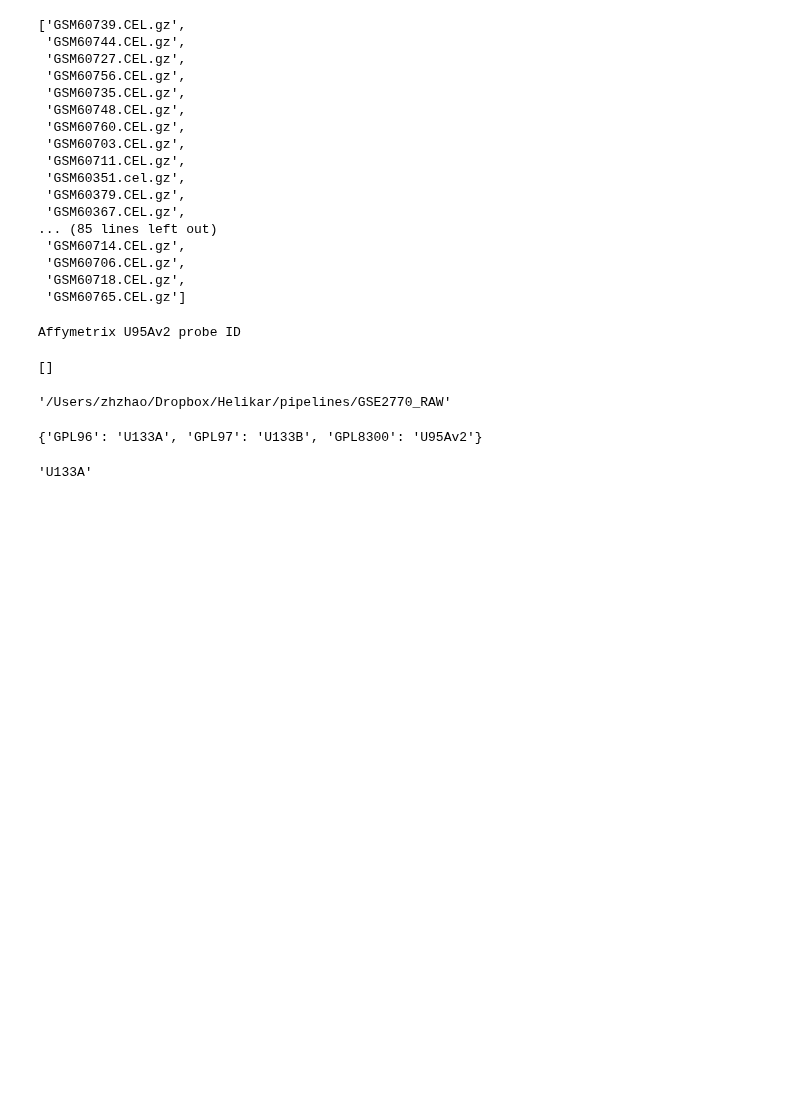
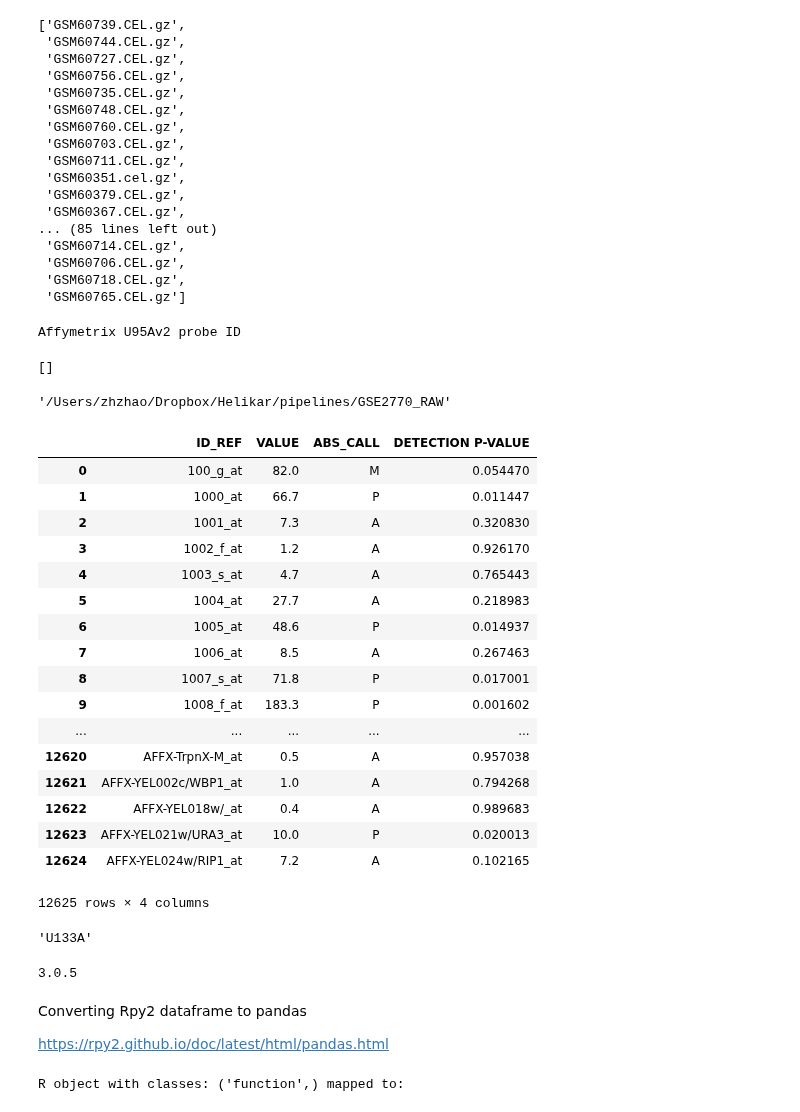
Before and after one commit to HelikarLab/COMO, a Jupyter notebook: py/Sort_CEL_Files.ipynb, the cells around one changed output. Cells and saved outputs as stored; diff of their text form; code cells hidden in the pictures; blank space fills up the shorter version.

```diff
--- a/py/Sort_CEL_Files.ipynb
+++ b/py/Sort_CEL_Files.ipynb
@@ -30,0 +11,7 @@ gse = GEOparse.get_GEO(geo="GSE2770", destdir="./")
+# %%
+gsename = "GSE2770"
+softfile = "./{}_family.soft.gz".format(gsename)
+if os.path.isfile(softfile):
+    gse = GEOparse.get_GEO(filepath=softfile)
+else:
+    gse = GEOparse.get_GEO(geo=gsename, destdir="./")
@@ -291,13 +426,35 @@ genedir = os.path.join(projectdir,gene + '_RAW')
 genedir
 # %% [output]
 '/Users/zhzhao/Dropbox/Helikar/pipelines/GSE2770_RAW'
-# %%
-celformat
-# %% [output]
-{'GPL96': 'U133A', 'GPL97': 'U133B', 'GPL8300': 'U95Av2'}
+# %%
+gse.gsms['GSM60349'].table
+# %% [output]
+|  | ID_REF | VALUE | ABS_CALL | DETECTION P-VALUE |
+| 0 | 100_g_at | 82.0 | M | 0.054470 |
+| 1 | 1000_at | 66.7 | P | 0.011447 |
+| 2 | 1001_at | 7.3 | A | 0.320830 |
+| 3 | 1002_f_at | 1.2 | A | 0.926170 |
+| 4 | 1003_s_at | 4.7 | A | 0.765443 |
+| 5 | 1004_at | 27.7 | A | 0.218983 |
+| 6 | 1005_at | 48.6 | P | 0.014937 |
+| 7 | 1006_at | 8.5 | A | 0.267463 |
+| 8 | 1007_s_at | 71.8 | P | 0.017001 |
+| 9 | 1008_f_at | 183.3 | P | 0.001602 |
+| ... | ... | ... | ... | ... |
+| 12620 | AFFX-TrpnX-M_at | 0.5 | A | 0.957038 |
+| 12621 | AFFX-YEL002c/WBP1_at | 1.0 | A | 0.794268 |
+| 12622 | AFFX-YEL018w/_at | 0.4 | A | 0.989683 |
+| 12623 | AFFX-YEL021w/URA3_at | 10.0 | P | 0.020013 |
+| 12624 | AFFX-YEL024w/RIP1_at | 7.2 | A | 0.102165 |
+12625 rows × 4 columns
 # %%
 r1 = re.findall(r"\[.*?\]",celformat['GPL96'])
 # %%
 r1[0][4:-1]
 # %% [output]
 'U133A'
+# %%
+import rpy2
+print(rpy2.__version__)
+# %% [output]
+3.0.5
@@ -303,0 +469,9 @@ r1[0][4:-1]
+# %% [markdown]
+Converting Rpy2 dataframe to pandas
+
+https://rpy2.github.io/doc/latest/html/pandas.html
+# %%
+utils = importr("utils")
+utils.data
+# %% [output]
+R object with classes: ('function',) mapped to:
```
Also changed, not shown: parts of 17 cells of this notebook.
